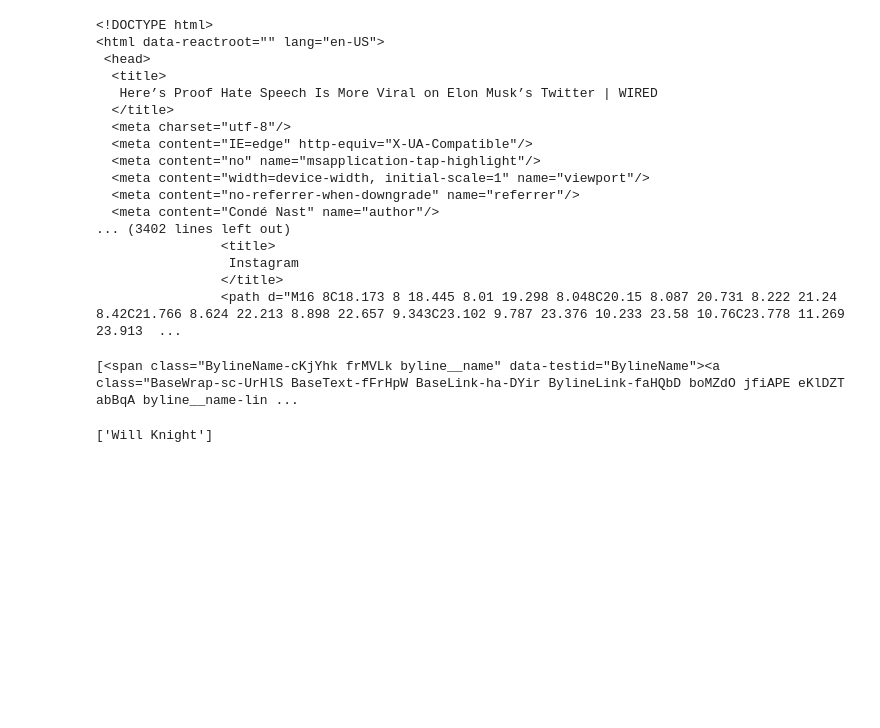
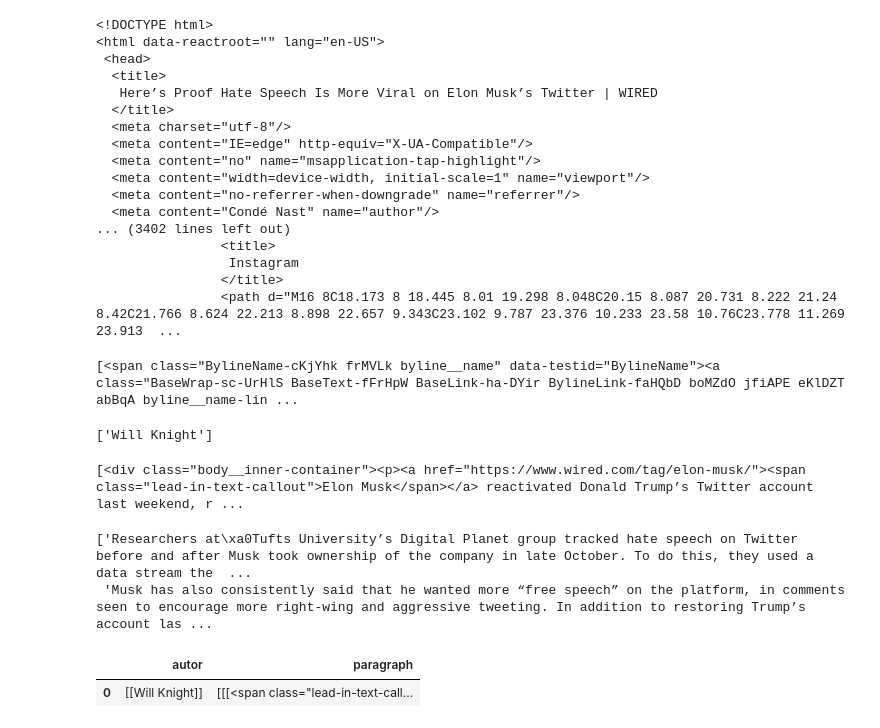
Before and after one commit to nelealyssa/homework-1, a Jupyter notebook: notebooks/01-scraping.ipynb, the cells around one changed output. Saved outputs shown, nothing was run; the diff lists cells and outputs as text; code cells hidden in the pictures; blank space fills up the shorter version.

Commit message:
Paragraphen Scape und Dataframes

```diff
--- a/notebooks/01-scraping.ipynb
+++ b/notebooks/01-scraping.ipynb
@@ -56,3 +56,27 @@ for i in Autor:
 Autor_text
 # %% [output]
 ['Will Knight']
+# %%
+df_autor = pd.DataFrame({"autor" : Autor})
+# %%
+inhalt_all = soup.find_all('div', {'class': 'body__inner-container'})
+
+print(inhalt_all)
+# %% [output]
+[<div class="body__inner-container"><p><a href="https://www.wired.com/tag/elon-musk/"><span class="lead-in-text-callout">Elon Musk</span></a> reactivated Donald Trump’s Twitter account last weekend, r ...
+# %%
+inhalt_text = []
+for i in inhalt_all:
+  inhalt_text.append((i.find('p',{'class': 'paywall'})).text)
+inhalt_text
+# %% [output]
+['Researchers at\xa0Tufts University’s Digital Planet group tracked hate speech on Twitter before and after Musk took ownership of the company in late October. To do this, they used a data stream the  ...
+ 'Musk has also consistently said that he wanted more “free speech” on the platform, in comments seen to encourage more right-wing and aggressive tweeting. In addition to restoring Trump’s account las ...
+# %%
+df_Paragraphen = pd.DataFrame({"paragraph" : inhalt_all})
+# %%
+df1 = df_autor.join(df_Paragraphen)
+df1
+# %% [output]
+|  | autor | paragraph |
+| 0 | [[Will Knight]] | [[[<span class="lead-in-text-call... |
```
